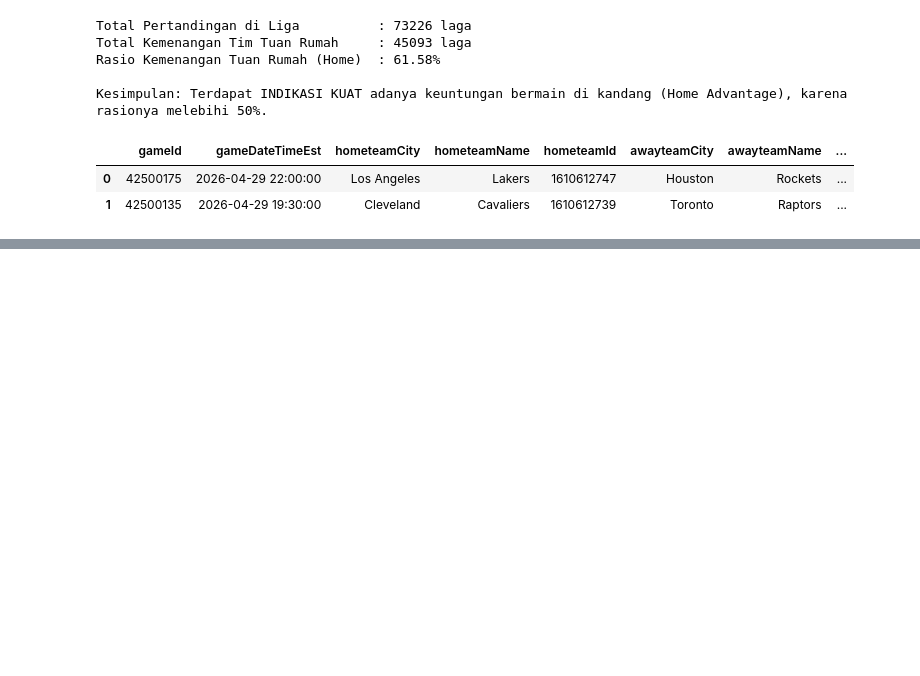
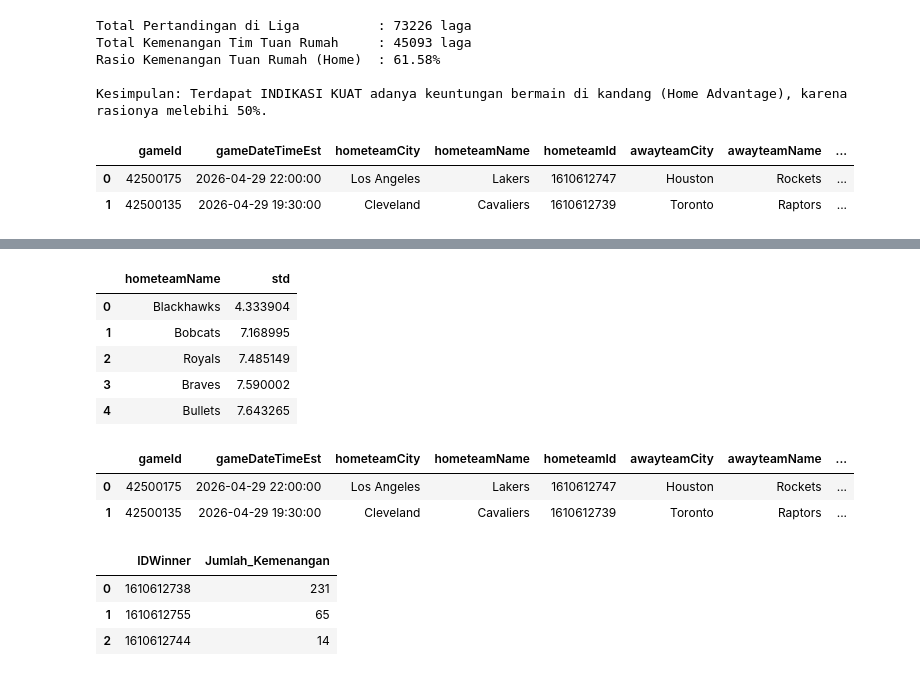
Before and after one commit to HafidzAfrieno/Project-Data-Analyst-Part-1, a Jupyter notebook: nba_player_analyst.ipynb, the cells around one changed output, grey strips where cells are left out. Saved outputs shown, nothing was run; the diff lists cells and outputs as text; code cells hidden in the pictures; blank space fills up the shorter version.

```diff
--- a/nba_player_analyst.ipynb
+++ b/nba_player_analyst.ipynb
@@ -328,0 +350,38 @@ fTeam 'Celtics' menjadi team ratio menang tertinggi 47.92% yang tanding di luar
+# %%
+#soal nomor 4
+# 4.Cari tim yang memiliki nilai standar deviasi selisih skor (selisih absolut antara homeScore dan awayScore) paling kecil saat bermain di kandang sendiri.
+data= df[['hometeamName','homeScore','awayScore']].copy()
+data['selisih_score'] = (data['homeScore']-data['awayScore']).abs()
+std_score = data.groupby('hometeamName')['selisih_score'].agg(['std']).reset_index()
+min5_stdscore = std_score.sort_values(by='std').reset_index(drop=True).head(5)
+min5_stdscore
+# %% [output]
+|  | hometeamName | std |
+| 0 | Blackhawks | 4.333904 |
+| 1 | Bobcats | 7.168995 |
+| 2 | Royals | 7.485149 |
+| 3 | Braves | 7.590002 |
+| 4 | Bullets | 7.643265 |
+# %%
+df.head(2)
+# %% [output]
+|  | gameId | gameDateTimeEst | hometeamCity | hometeamName | hometeamId | awayteamCity | awayteamName | ... |
+| 0 | 42500175 | 2026-04-29 22:00:00 | Los Angeles | Lakers | 1610612747 | Houston | Rockets | ... |
+| 1 | 42500135 | 2026-04-29 19:30:00 | Cleveland | Cavaliers | 1610612739 | Toronto | Raptors | ... |
+# %%
+#soal nomor 5
+# 5. Identifikasi pasangan pertandingan kota (hometeamCity vs awayteamCity) yang paling sering bertemu dalam dataset, lalu hitung tim mana yang memimpin rekor kemenangan.
+data=df[['hometeamCity','awayteamCity','homeScore','awayScore','winner','hometeamId','awayteamId']].copy()
+#cari pertandingan yang sering
+data['match_pair'] = data['hometeamCity'] + ' VS ' + data['awayteamCity']
+frequent_matches = data.groupby('match_pair').agg(count_tanding=('winner','count')).reset_index()
+matchtop_pair = frequent_matches.sort_values(by='count_tanding',ascending=False)['match_pair'].iloc[0]
+
+most_Match = data.loc[data['match_pair']==matchtop_pair].copy()
+recor_winner = most_Match['winner'].value_counts().reset_index()
+recor_winner.columns = ['IDWinner', 'Jumlah_Kemenangan']
+# %% [output]
+|  | IDWinner | Jumlah_Kemenangan |
+| 0 | 1610612738 | 231 |
+| 1 | 1610612755 | 65 |
+| 2 | 1610612744 | 14 |
```
Also changed, not shown: parts of 4 cells of this notebook.
